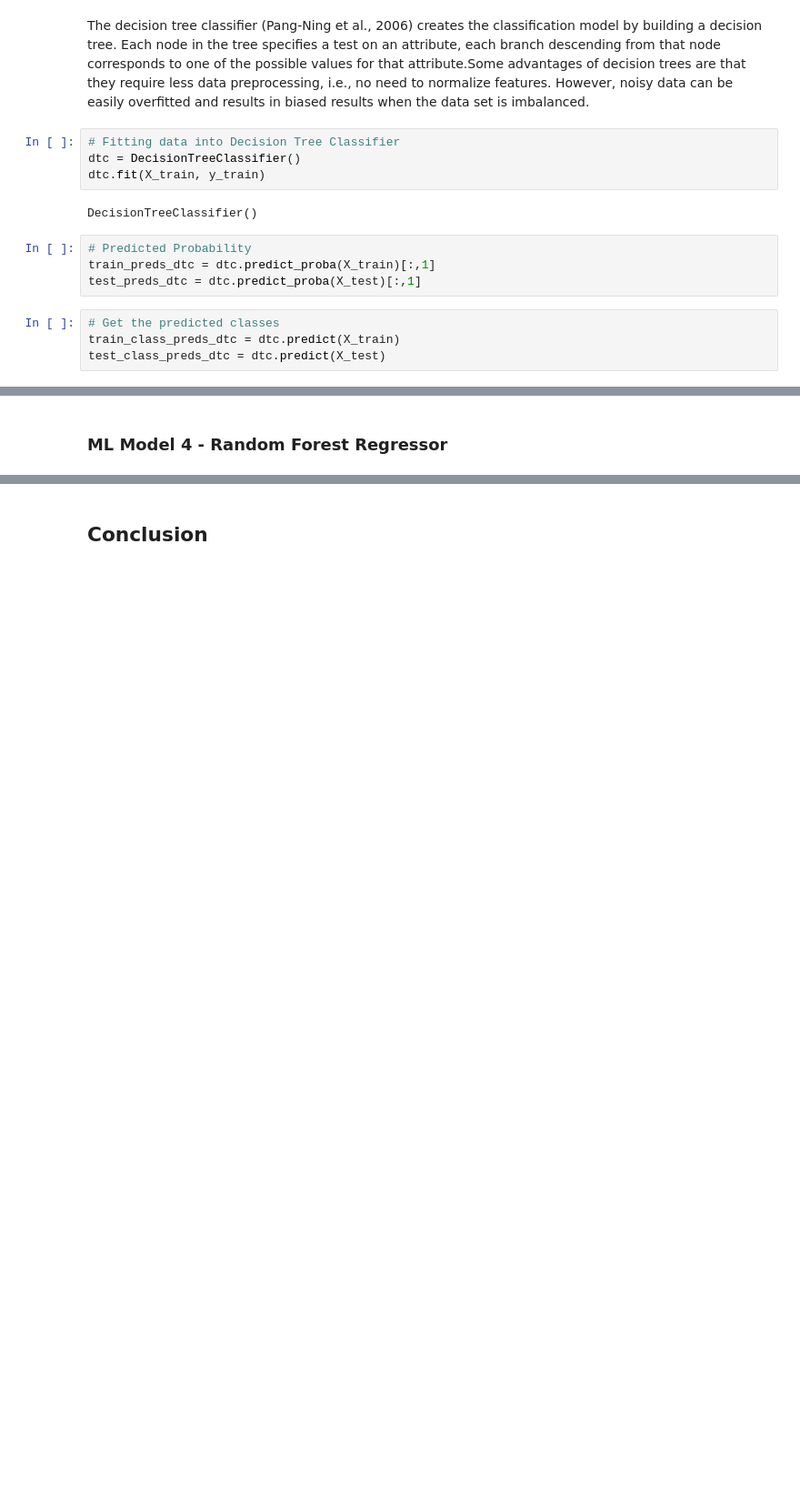
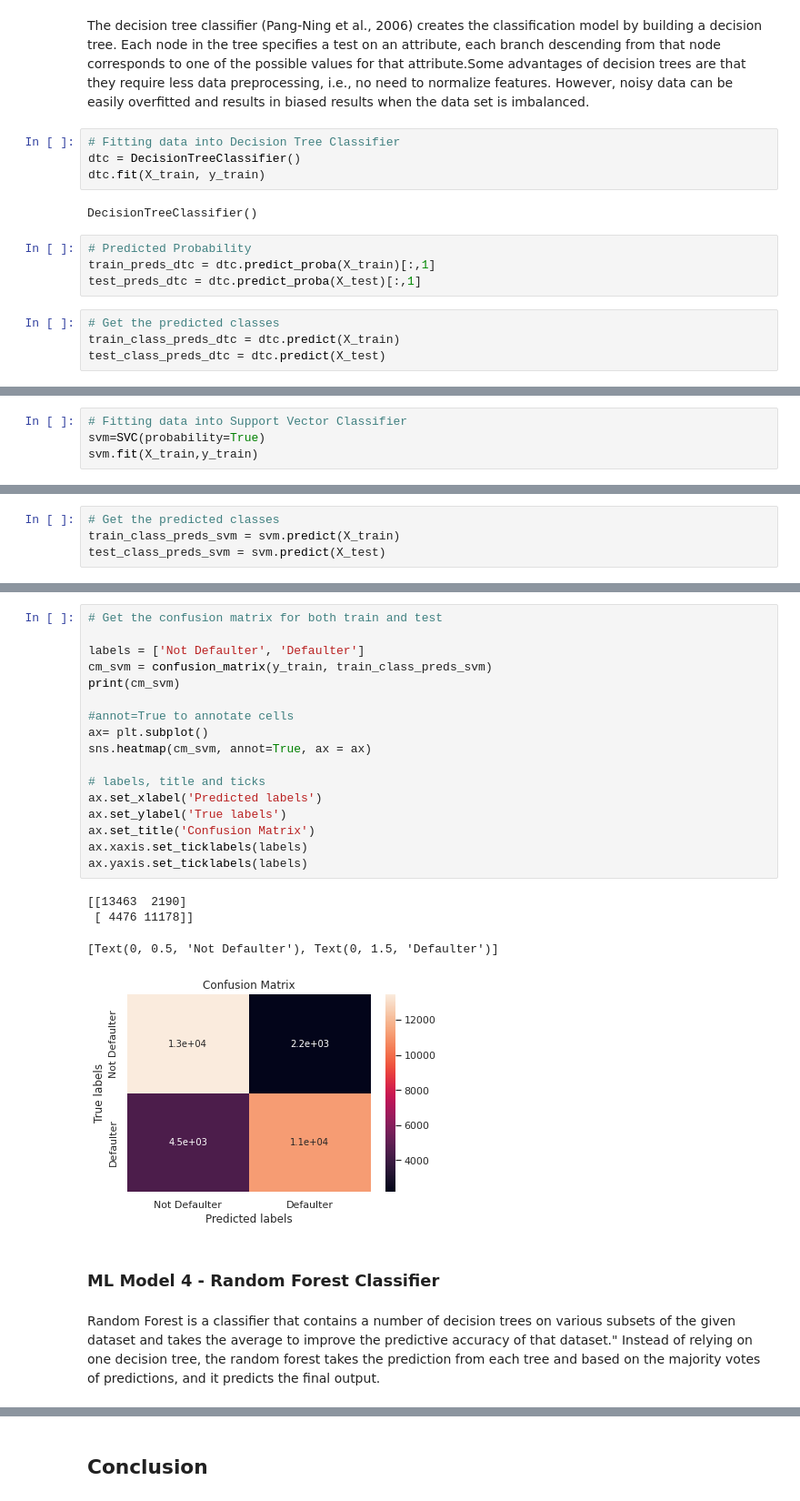
Before and after one commit to KrushnaChaure/Credit-Card-Default-Prediction, a Jupyter notebook: Krushna_Chaure_Credit_Card_Default_Prediction_Capstone_Project.ipynb, the cells around one changed output, grey strips where cells are left out. Shown at 91% size. Saved outputs shown, nothing was run; the diff lists cells and outputs as text; blank space fills up the shorter version.

```diff
--- a/Krushna_Chaure_Credit_Card_Default_Prediction_Capstone_Project.ipynb
+++ b/Krushna_Chaure_Credit_Card_Default_Prediction_Capstone_Project.ipynb
@@ -1286,0 +1291,4 @@ ax.yaxis.set_ticklabels(labels)
+# %%
+# Fitting data into Support Vector Classifier
+svm=SVC(probability=True)
+svm.fit(X_train,y_train)
@@ -1286,0 +1301,4 @@ ax.yaxis.set_ticklabels(labels)
+# %%
+# Get the predicted classes
+train_class_preds_svm = svm.predict(X_train)
+test_class_preds_svm = svm.predict(X_test)
@@ -1287,2 +1327,26 @@ ax.yaxis.set_ticklabels(labels)
+# %%
+# Get the confusion matrix for both train and test
+
+labels = ['Not Defaulter', 'Defaulter']
+cm_svm = confusion_matrix(y_train, train_class_preds_svm)
+print(cm_svm)
+
+#annot=True to annotate cells
+ax= plt.subplot()
+sns.heatmap(cm_svm, annot=True, ax = ax)
+
+# labels, title and ticks
+ax.set_xlabel('Predicted labels')
+ax.set_ylabel('True labels')
+ax.set_title('Confusion Matrix')
+ax.xaxis.set_ticklabels(labels)
+ax.yaxis.set_ticklabels(labels)
+# %% [output]
+[[13463  2190]
+ [ 4476 11178]]
+[Text(0, 0.5, 'Not Defaulter'), Text(0, 1.5, 'Defaulter')]
+[figure, added]
 # %% [markdown]
-### ML Model 4 - **Random Forest Regressor**
+### ML Model 4 - **Random Forest Classifier**
+# %% [markdown]
+Random Forest is a classifier that contains a number of decision trees on various subsets of the given dataset and takes the average to improve the predictive accuracy of that dataset." Instead of relying on one decision tree, the random forest takes the prediction from each tree and based on the majority votes of predictions, and it predicts the final output.
```
Also changed, not shown: parts of 48 cells of this notebook.
